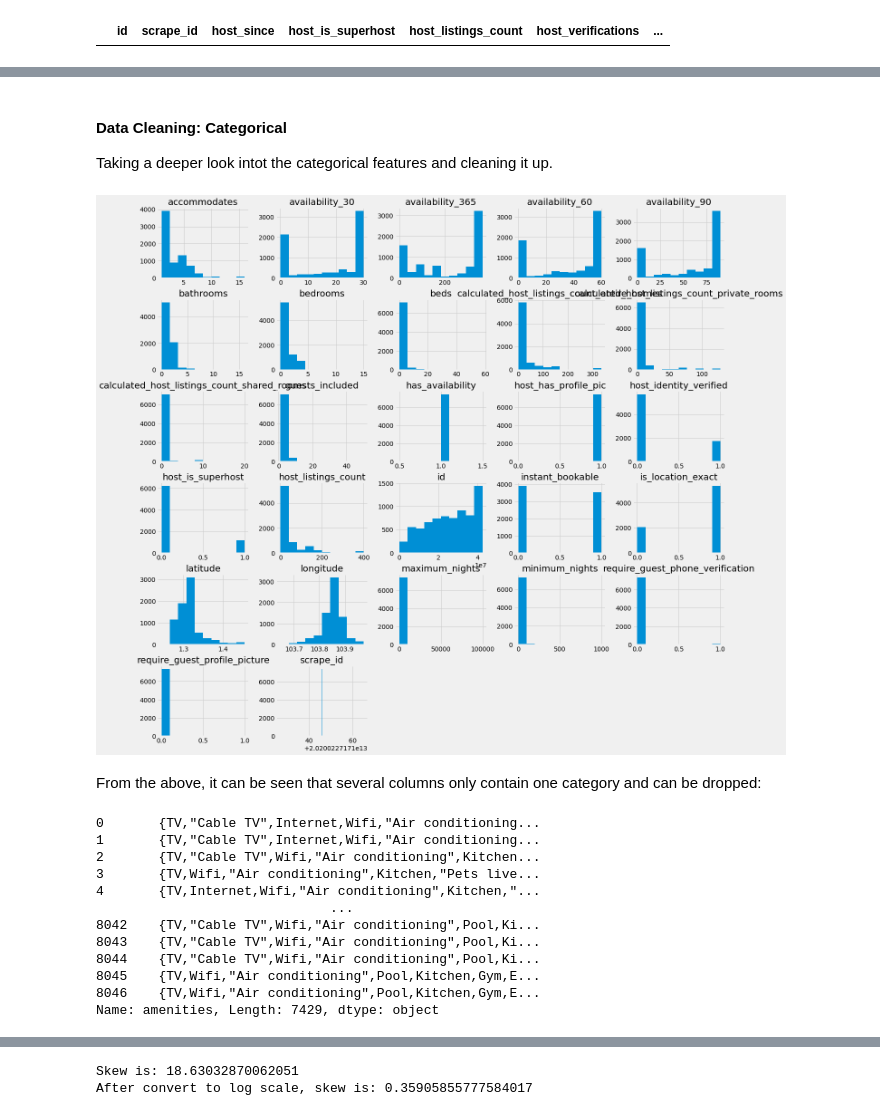
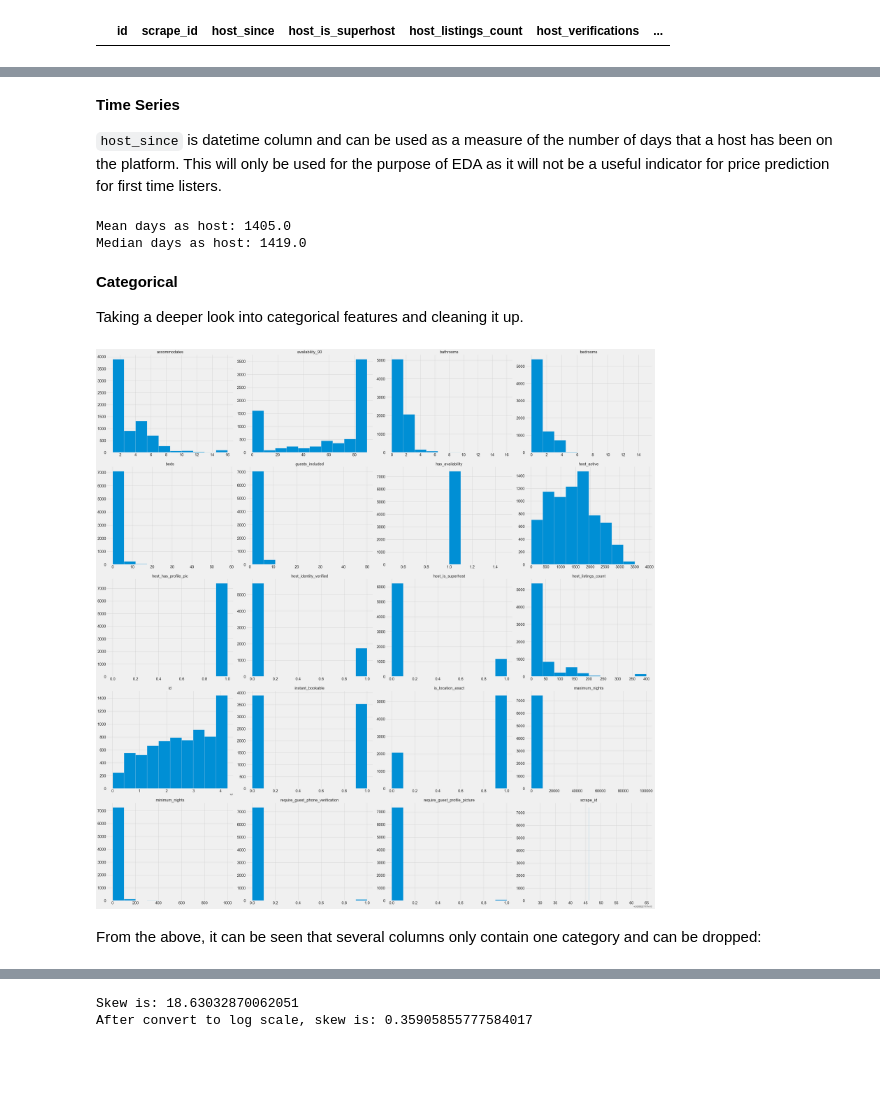
Before and after one commit to amandaleejl/capstone, a Jupyter notebook: code/starter-code-amanda.ipynb, the cells around one changed output, grey strips where cells are left out. Drawn from its saved outputs; the diff is of its cells as text; code cells hidden in the pictures; blank space fills up the shorter version.

```diff
--- a/code/starter-code-amanda.ipynb
+++ b/code/starter-code-amanda.ipynb
@@ -117,0 +161,5 @@ null_values_df.head(5)
+# %%
+host_listings = ['calculated_host_listings_count_entire_homes',
+                 'calculated_host_listings_count_private_rooms',
+                 'calculated_host_listings_count_shared_rooms']
+airbnb_data[host_listings].describe()
@@ -118 +202,5 @@ null_values_df.head(5)
+# %%
+# drop host_listings
+
+airbnb_data.drop(host_listings, axis=1, inplace = True)
 # %% [markdown]
@@ -262,7 +366,12 @@ drop_col = ['last_scraped',                        #drop cause not necessary jus
            'host_location',
            'zipcode',                             #drop zipcode, can interpret area
            'market',                              #drop market as it just refers to SG
-           'neighbourhood']                       #drop cause repeated
+           'neighbourhood',                       #drop cause repeated
+           'street',                              #drop cause the column is not useful
+           'smart_location',                      #drop cause the column is messy, does not contribute much
+           'calendar_updated',                    #drop cause the column is messy, does not contribute much
+           'latitude',                            #drop cause not using at the moment
+           'longitude']                           #drop cause not using at the moment
 
 airbnb_data = airbnb_data.drop(drop_col, axis=1)
 # %% [markdown]
@@ -303,16 +435,38 @@ airbnb_data[airbnb_data.isnull().any(axis=1)]
+# %% [markdown]
+**Time Series**
+
+`host_since` is datetime column and can be used as a measure of the number of days that a host has been on the platform. This will only be used for the purpose of EDA as it will not be a useful indicator for price prediction for first time listers.
+# %%
+# converting to datetime
+
+airbnb_data.host_since = pd.to_datetime(airbnb_data.host_since)
+
+# calculating the number of days
+airbnb_data['host_active'] = (datetime(2020, 2, 27) - airbnb_data.host_since).astype('timedelta64[D]')
+
+# printing mean and median
+print("Mean days as host:", round(airbnb_data['host_active'].mean(),0))
+print("Median days as host:", airbnb_data['host_active'].median())
+
+# replacing null values with the median
+airbnb_data.host_active.fillna(airbnb_data.host_active.median(), inplace=True)
+# %% [output]
+Mean days as host: 1405.0
+Median days as host: 1419.0
 # %% [markdown]
-#### Data Cleaning: Categorical
-Taking a deeper look intot the categorical features and cleaning it up.
+**Categorical**
+
+Taking a deeper look into categorical features and cleaning it up.
 # %%
 # Replacing columns with f/t with 0/1
 
 airbnb_data.replace({'f': 0, 't': 1}, inplace=True)
 
 # Plotting the distribution of numerical and boolean categories
-
-airbnb_data.hist(figsize=(20,20));
+airbnb_data.hist(figsize=(40,40), xlabelsize=20, ylabelsize=20);
+plt.tight_layout()
 # %% [output]
-[figure, old version]
+[figure, new version]
 # %% [markdown]
 From the above, it can be seen that several columns only contain one category and can be dropped:
 # %%
@@ -322,18 +476,3 @@ airbnb_data.drop(['has_availability',
                   'require_guest_phone_verification',
                   'require_guest_profile_picture',
                   'scrape_id'], axis=1, inplace=True)
-# %%
-airbnb_data.amenities
-# %% [output]
-0       {TV,"Cable TV",Internet,Wifi,"Air conditioning...
-1       {TV,"Cable TV",Internet,Wifi,"Air conditioning...
-2       {TV,"Cable TV",Wifi,"Air conditioning",Kitchen...
-3       {TV,Wifi,"Air conditioning",Kitchen,"Pets live...
-4       {TV,Internet,Wifi,"Air conditioning",Kitchen,"...
-                              ...
-8042    {TV,"Cable TV",Wifi,"Air conditioning",Pool,Ki...
-8043    {TV,"Cable TV",Wifi,"Air conditioning",Pool,Ki...
-8044    {TV,"Cable TV",Wifi,"Air conditioning",Pool,Ki...
-8045    {TV,Wifi,"Air conditioning",Pool,Kitchen,Gym,E...
-8046    {TV,Wifi,"Air conditioning",Pool,Kitchen,Gym,E...
-Name: amenities, Length: 7429, dtype: object
```
Also changed, not shown: parts of 212 cells of this notebook, 4 other files.
